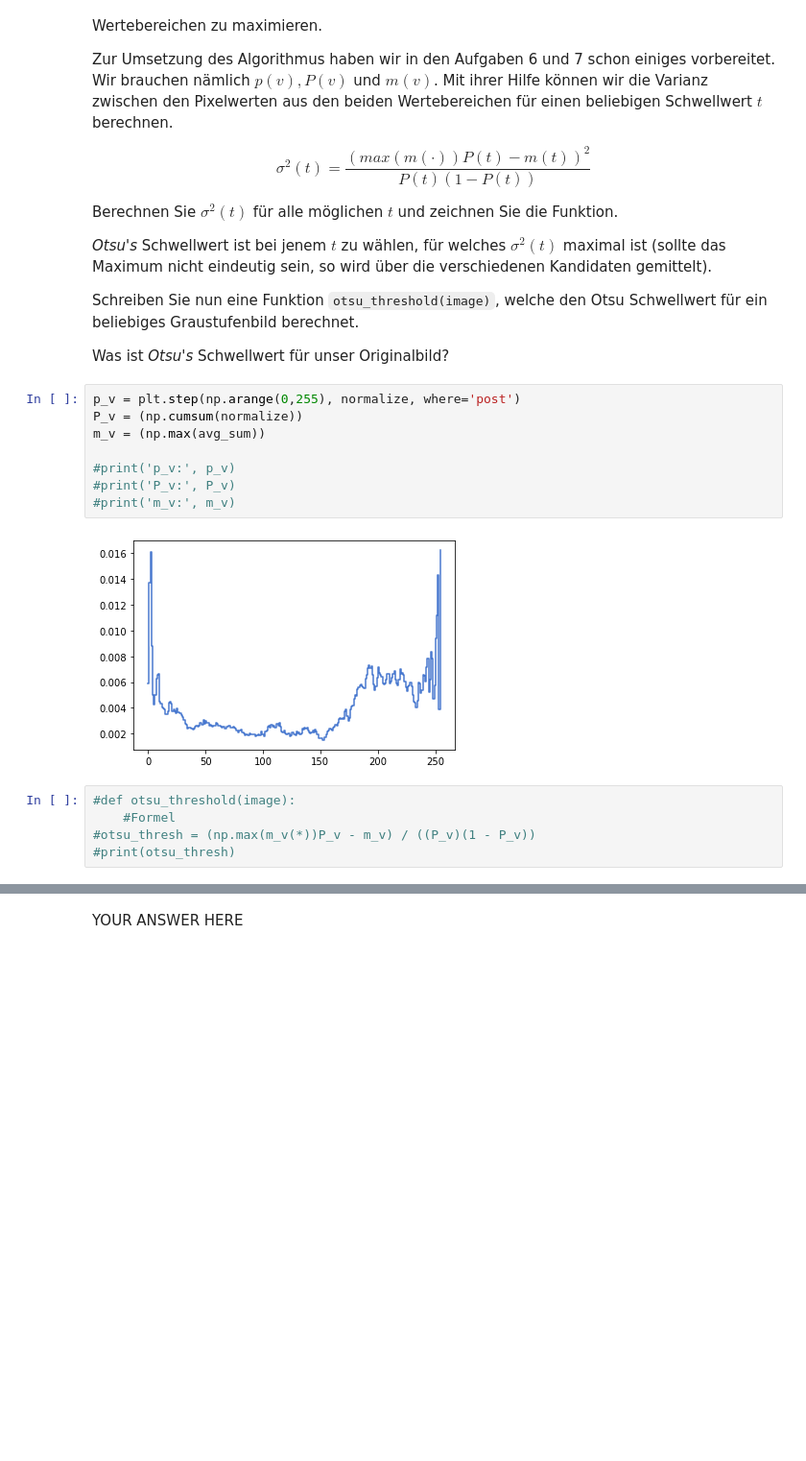
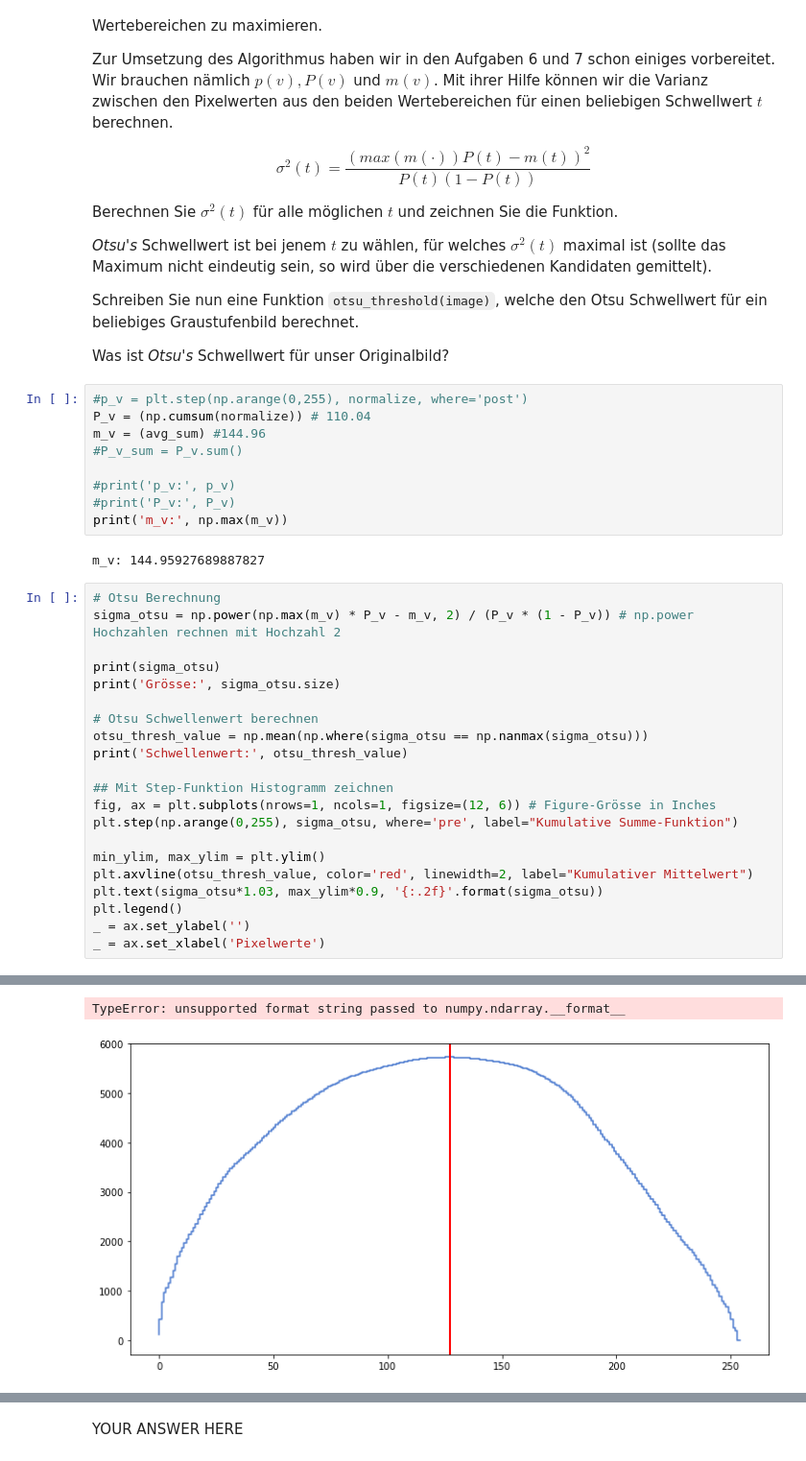
Before and after one commit to JuliaLauraMueller/dsp_hs2019, a Jupyter notebook: assignments/assignment07/exercise07.ipynb, the cells around one changed output, grey strips where cells are left out. Shown at 96% size. Drawn from its saved outputs; the diff is of its cells as text; blank space fills up the shorter version.

```diff
--- a/assignments/assignment07/exercise07.ipynb
+++ b/assignments/assignment07/exercise07.ipynb
@@ -345,17 +344,35 @@ Schreiben Sie nun eine Funktion `otsu_threshold(image)`, welche den Otsu Schwell
 
 Was ist *Otsu's* Schwellwert für unser Originalbild?
 # %%
-p_v = plt.step(np.arange(0,255), normalize, where='post')
-P_v = (np.cumsum(normalize))
-m_v = (np.max(avg_sum))
+#p_v = plt.step(np.arange(0,255), normalize, where='post')
+P_v = (np.cumsum(normalize)) # 110.04
+m_v = (avg_sum) #144.96
+#P_v_sum = P_v.sum()
 
 #print('p_v:', p_v)
 #print('P_v:', P_v)
-#print('m_v:', m_v)
+print('m_v:', np.max(m_v))
 # %% [output]
-[figure, removed]
+m_v: 144.95927689887827
-# %%
-#def otsu_threshold(image):
-    #Formel
-#otsu_thresh = (np.max(m_v(*))P_v - m_v) / ((P_v)(1 - P_v))
-#print(otsu_thresh)
+# %%
+# Otsu Berechnung
+sigma_otsu = np.power(np.max(m_v) * P_v - m_v, 2) / (P_v * (1 - P_v)) # np.power Hochzahlen rechnen mit Hochzahl 2
+
+print(sigma_otsu)
+print('Grösse:', sigma_otsu.size)
+
+# Otsu Schwellenwert berechnen
+otsu_thresh_value = np.mean(np.where(sigma_otsu == np.nanmax(sigma_otsu)))
+print('Schwellenwert:', otsu_thresh_value)
+
+## Mit Step-Funktion Histogramm zeichnen
+fig, ax = plt.subplots(nrows=1, ncols=1, figsize=(12, 6)) # Figure-Grösse in Inches
+plt.step(np.arange(0,255), sigma_otsu, where='pre', label="Kumulative Summe-Funktion")
+
+min_ylim, max_ylim = plt.ylim()
+plt.axvline(otsu_thresh_value, color='red', linewidth=2, label="Kumulativer Mittelwert")
+plt.text(sigma_otsu*1.03, max_ylim*0.9, '{:.2f}'.format(sigma_otsu))
+plt.legend()
+_ = ax.set_ylabel('')
+_ = ax.set_xlabel('Pixelwerte')
+# %% [output]
@@ -362 +396,3 @@ m_v = (np.max(avg_sum))
+TypeError: unsupported format string passed to numpy.ndarray.__format__
+[figure, added]
 # %%
```
Also changed, not shown: parts of 13 cells of this notebook.
